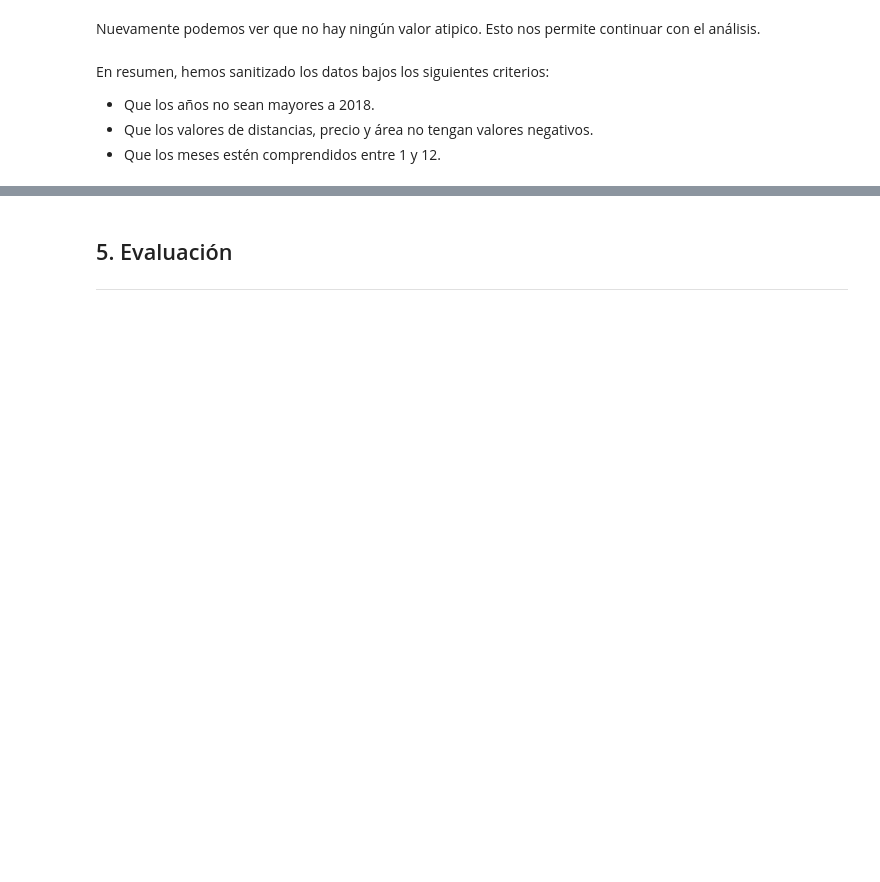
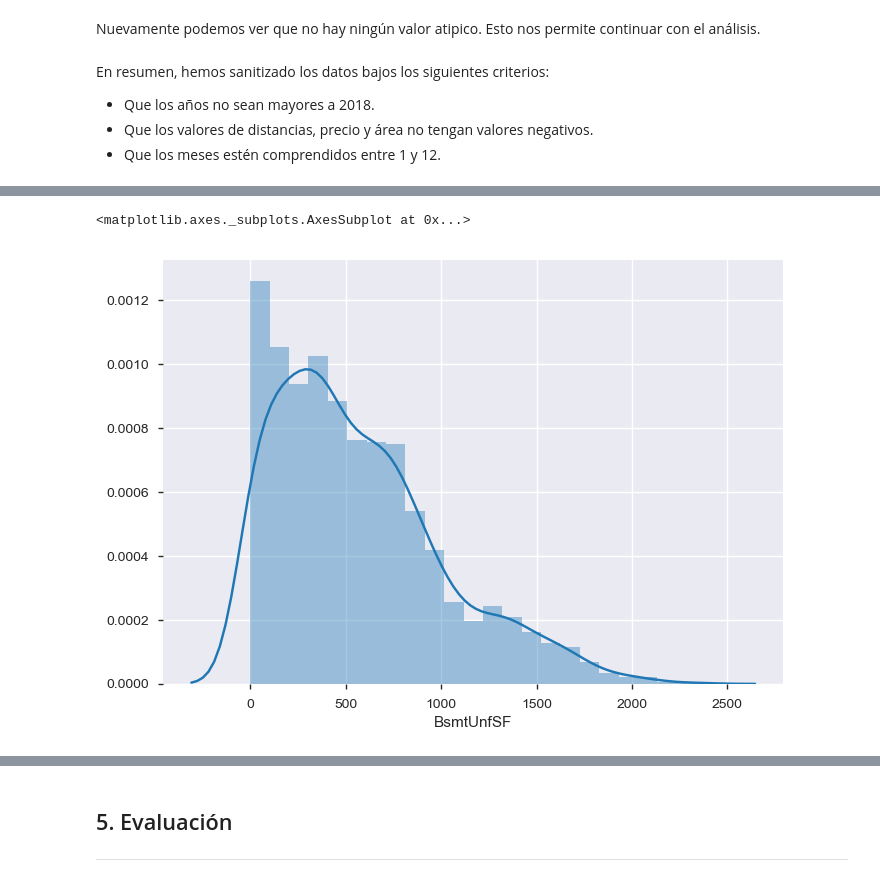
Before and after one commit to brunomaso1/ml-porfolio, a Jupyter notebook: content/posts/jupyter-notebooks/2018/Iowa_housing_prices_python.ipynb, the cells around one changed output, grey strips where cells are left out. Saved outputs shown, nothing was run; the diff lists cells and outputs as text; code cells hidden in the pictures; blank space fills up the shorter version.

```diff
--- a/content/posts/jupyter-notebooks/2018/Iowa_housing_prices_python.ipynb
+++ b/content/posts/jupyter-notebooks/2018/Iowa_housing_prices_python.ipynb
@@ -513,0 +503,25 @@ KeyError: "['VinylSd' 'MetalSd' 'VinylSd' ... 'CemntBd' 'MetalSd' 'HdBoard'] not
+# %%
+# Atributos numéricos.
+num_feats = ['LotFrontage', 'LotArea', 'OverallQual', 'OverallCond',
+             'YearBuilt', 'YearRemodAdd', 'MasVnrArea', 'ExterQual', 'ExterCond',
+             'BsmtQual', 'BsmtCond', 'BsmtFinSF1', 'BsmtFinSF2', 'BsmtUnfSF', 'TotalBsmtSF',
+             'HeatingQC', '1stFlrSF', '2ndFlrSF', 'LowQualFinSF',
+             'GrLivArea', 'BsmtFullBath', 'BsmtHalfBath', 'FullBath', 'HalfBath',
+             'BedroomAbvGr', 'KitchenAbvGr', 'KitchenQual', 'TotRmsAbvGrd',
+             'Fireplaces', 'FireplaceQu', 'GarageYrBlt',
+             'GarageCars', 'GarageArea', 'GarageQual', 'GarageCond',
+             'WoodDeckSF', 'OpenPorchSF', 'EnclosedPorch', '3SsnPorch',
+             'ScreenPorch', 'PoolArea', 'PoolQC', 'MiscVal',
+             'YrSold']
+
+# Atributos categoricos pero con valores ordenados (ej: regular, bueno, muy bueno, sobresaliente).
+grades = ['OverallQual', 'OverallCond', 'ExterQual', 'ExterCond', 'BsmtQual', 'BsmtCond',
+          'HeatingQC', 'KitchenQual', 'FireplaceQu', 'GarageQual', 'GarageCond', 'PoolQC']
+
+# Remplazamos los valors por numeros con igual orden.
+literal = ['Ex', 'Gd', 'TA', 'Fa', 'Po']
+num = [9, 7, 5, 3, 2]
+G = dict(zip(literal, num))
+
+# Como sería el remplazo.
+print(G)
@@ -513,0 +530,5 @@ KeyError: "['VinylSd' 'MetalSd' 'VinylSd' ... 'CemntBd' 'MetalSd' 'HdBoard'] not
+# %%
+# Remplazamos.
+data[grades] = data[grades].replace(G)
+
+data[grades].head()
@@ -513,0 +591,6 @@ KeyError: "['VinylSd' 'MetalSd' 'VinylSd' ... 'CemntBd' 'MetalSd' 'HdBoard'] not
+# %%
+# Graficamos para ver.
+sns.distplot(data.loc['train']['BsmtUnfSF'])
+# %% [output]
+<matplotlib.axes._subplots.AxesSubplot at 0x...>
+[figure, added]
```
Also changed, not shown: parts of 73 cells of this notebook, 1 other file.
